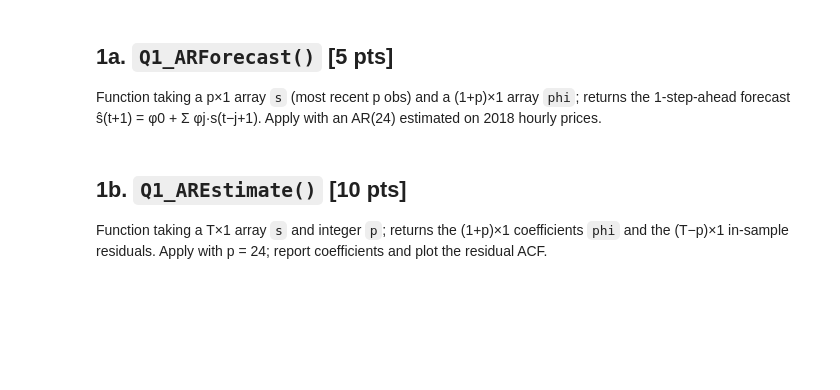
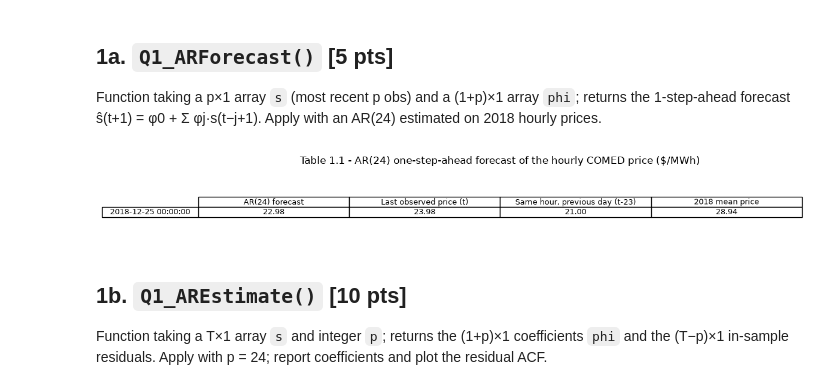
Before and after one commit to NathanMadore/hw3-Financial-Econometrics, a Jupyter notebook: Homework #3 - Mathis Huot, Nathan Madore, Isabelle Tanara.ipynb, the cells around one changed output. Saved outputs shown, nothing was run; the diff lists cells and outputs as text; code cells hidden in the pictures; blank space fills up the shorter version.

```diff
--- a/Homework #3 - Mathis Huot, Nathan Madore, Isabelle Tanara.ipynb
+++ b/Homework #3 - Mathis Huot, Nathan Madore, Isabelle Tanara.ipynb
@@ -119,6 +123,38 @@ Hourly PJM data, `price` (Zonal COMED) only, last 8,760 hourly observations (201
 Function taking a p×1 array `s` (most recent p obs) and a (1+p)×1 array `phi`; returns the 1-step-ahead forecast ŝ(t+1) = φ0 + Σ φj·s(t−j+1). Apply with an AR(24) estimated on 2018 hourly prices.
 # %%
 def Q1_ARForecast(s, phi):
+    s = np.array(s, dtype=float).ravel()  # ensure s is a 1D array
+    phi = np.asarray(phi, dtype=float).ravel()
+    p = len(phi)-1 # AR order is one less than the length of phi
+
+    # Safety check (SIZE OF INPUTS)
+    if len(s) != p:
+        raise ValueError(f"s has {len(s)} observations but phi implies p = {p}")
+
+    # Forecast formula
+    return float(phi[0] + phi[1:] @ s[::-1])
+
+
+# Estimating AR(24)
+p = 24
+phi_24 = AutoReg(price_h.values, lags=p).fit().params
+
+# 1-step-ahead forecast from the last 24 hours of 2018
+fc_1a = Q1_ARForecast(price_h.values[-p:], phi_24)
+target = price_h.index[-1] + pd.Timedelta(hours=1)
+
+# Values to compare the forecast with, in the write-up
+table_1a = pd.DataFrame({
+    'AR(24) forecast': [fc_1a],
+    'Last observed price (t)': [price_h.iloc[-1]],
+    'Same hour, previous day (t-23)': [price_h.iloc[-24]],
+    '2018 mean price': [price_h.mean()],
+}, index=[str(target)])
+
+table_figure(table_1a, f"Table 1.1 - AR(24) one-step-ahead forecast of the hourly COMED price ($/MWh)",
+             decimals=2, figsize=(12, 1.6))
+# %% [output]
+[figure, added]
 # %% [markdown]
 ## 1b. `Q1_AREstimate()` [10 pts]
 Function taking a T×1 array `s` and integer `p`; returns the (1+p)×1 coefficients `phi` and the (T−p)×1 in-sample residuals. Apply with p = 24; report coefficients and plot the residual ACF.
```
Also changed, not shown: parts of 2 cells of this notebook, 1 other file.
